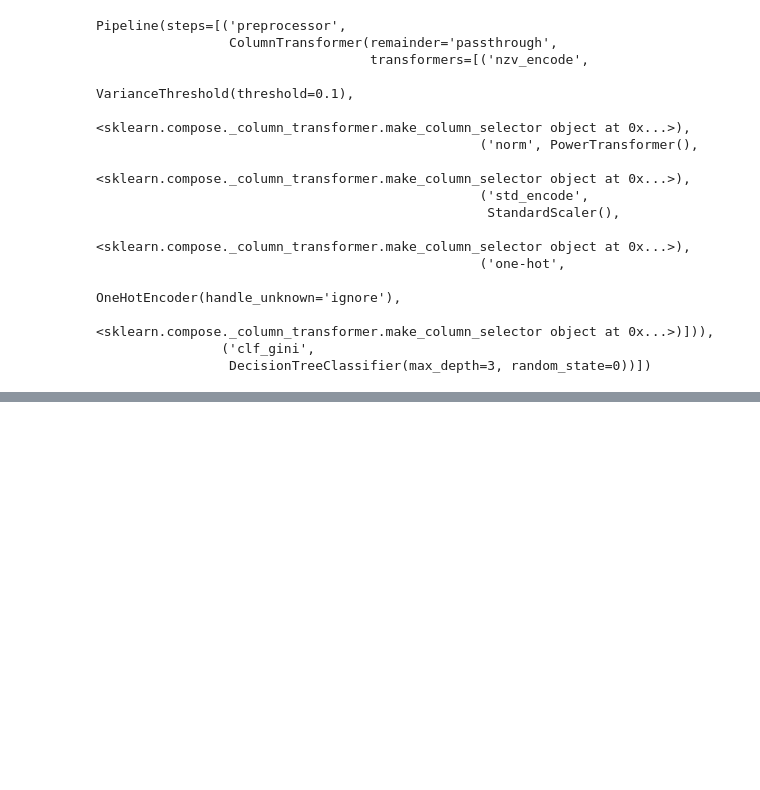
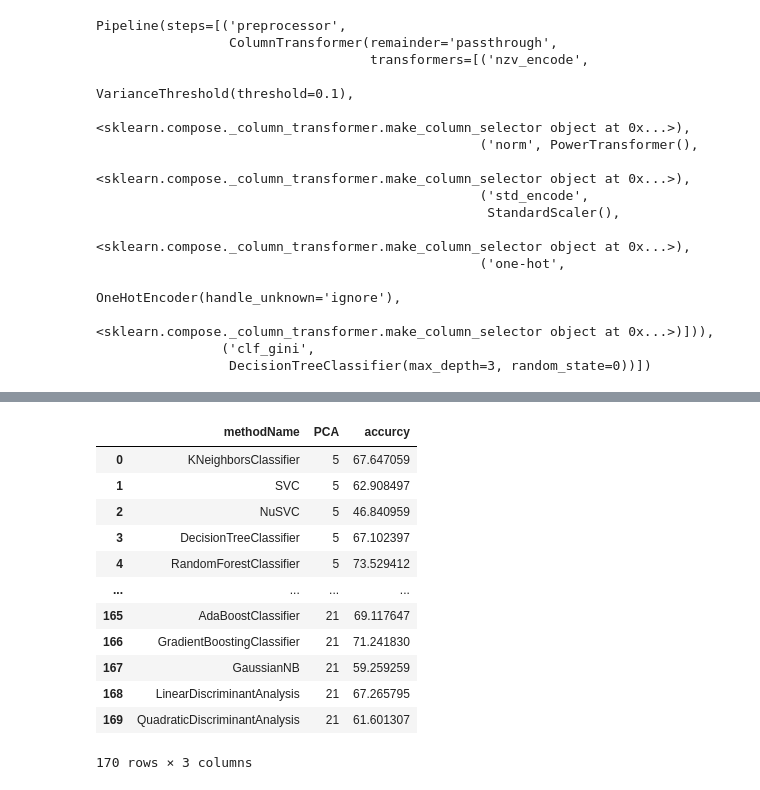
Before and after one commit to Abdulmalik-rebdi/aqar1, a Jupyter notebook: src/classification.ipynb, the cells around one changed output, grey strips where cells are left out. Cells and saved outputs as stored; diff of their text form; code cells hidden in the pictures; blank space fills up the shorter version.

```diff
--- a/src/classification.ipynb
+++ b/src/classification.ipynb
@@ -395,0 +521,16 @@ Test set score: 0.7557
+# %%
+ax
+# %% [output]
+|  | methodName | PCA | accurcy |
+| 0 | KNeighborsClassifier | 5 | 67.647059 |
+| 1 | SVC | 5 | 62.908497 |
+| 2 | NuSVC | 5 | 46.840959 |
+| 3 | DecisionTreeClassifier | 5 | 67.102397 |
+| 4 | RandomForestClassifier | 5 | 73.529412 |
+| ... | ... | ... | ... |
+| 165 | AdaBoostClassifier | 21 | 69.117647 |
+| 166 | GradientBoostingClassifier | 21 | 71.241830 |
+| 167 | GaussianNB | 21 | 59.259259 |
+| 168 | LinearDiscriminantAnalysis | 21 | 67.265795 |
+| 169 | QuadraticDiscriminantAnalysis | 21 | 61.601307 |
+170 rows × 3 columns
```
Also changed, not shown: parts of 30 cells of this notebook, 10 other files.
